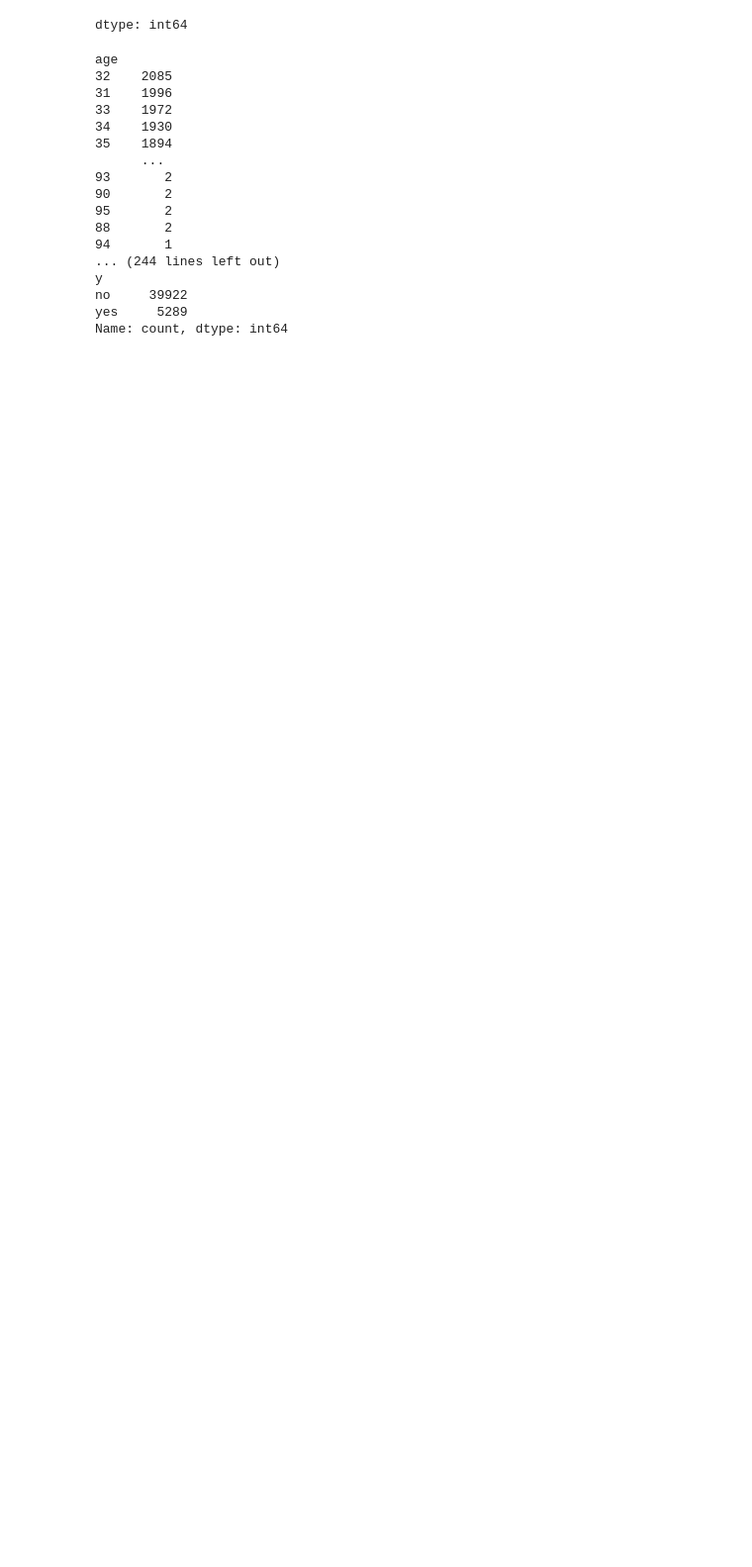
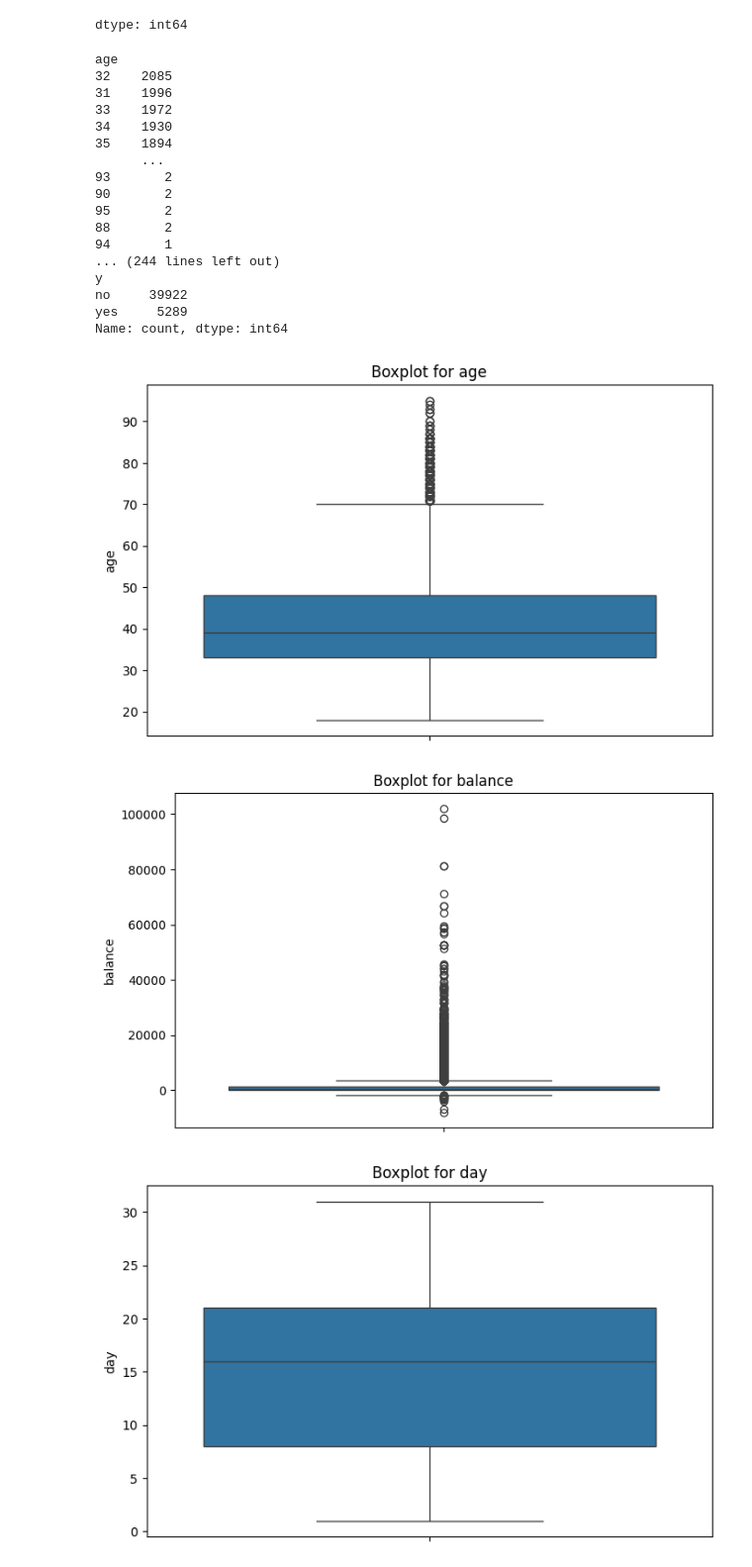
Before and after one commit to Muh-Ayyub/Advanced-Mathmatics-Using-Google-colab, a Jupyter notebook: Machine_Learning_Coursework.ipynb, the cells around one changed output. Shown at 99% size. Saved outputs shown, nothing was run; the diff lists cells and outputs as text; code cells hidden in the pictures; blank space fills up the shorter version.

```diff
--- a/Machine_Learning_Coursework.ipynb
+++ b/Machine_Learning_Coursework.ipynb
@@ -103,0 +122,12 @@ Name: count, dtype: int64
+# %%
+# Boxplots for each numerical column to identify significance of outliers
+for col in numeric_columns:
+    plt.figure(figsize=(8, 5))
+    sns.boxplot(data=df[col])
+    plt.title(f'Boxplot for {col}')
+    plt.show()
+    print(" ")
+# %% [output]
+[figure, added]
+[figure, added]
+[figure, added]
```
Also changed, not shown: parts of 25 cells of this notebook.
